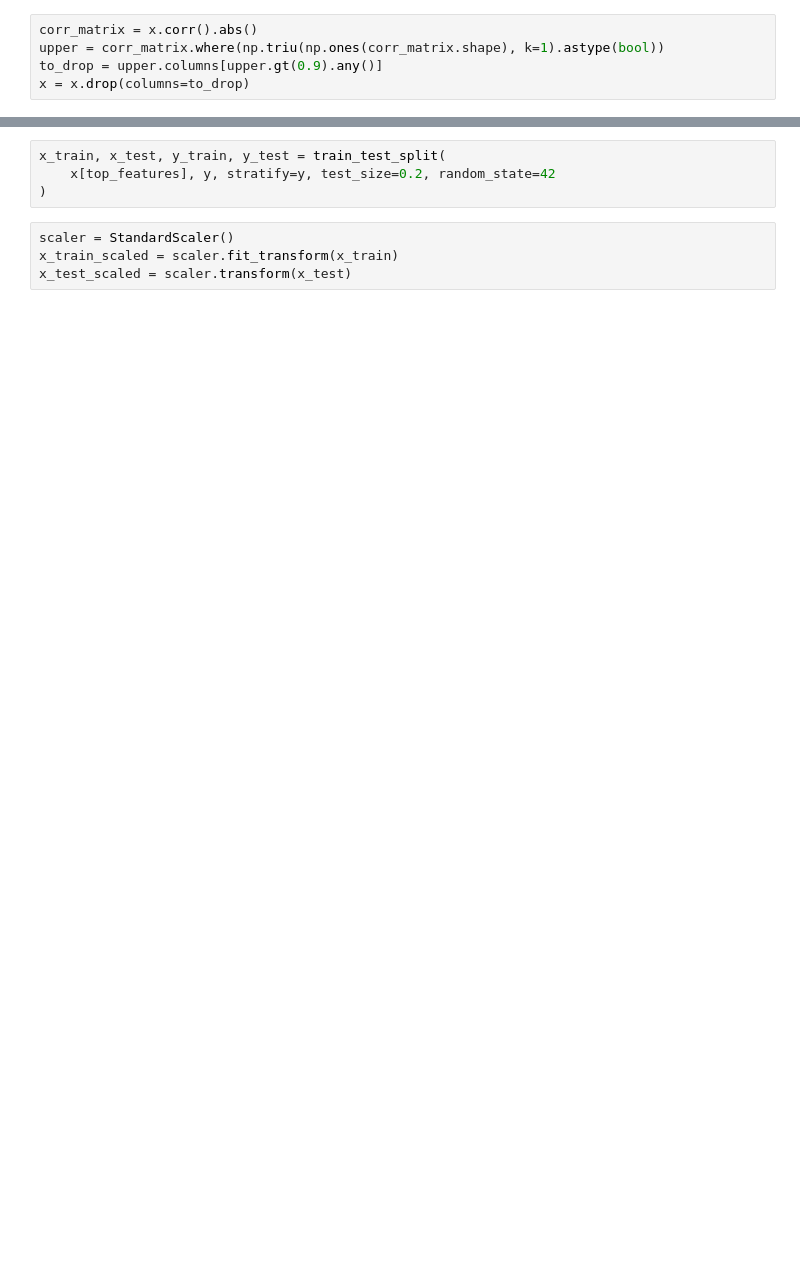
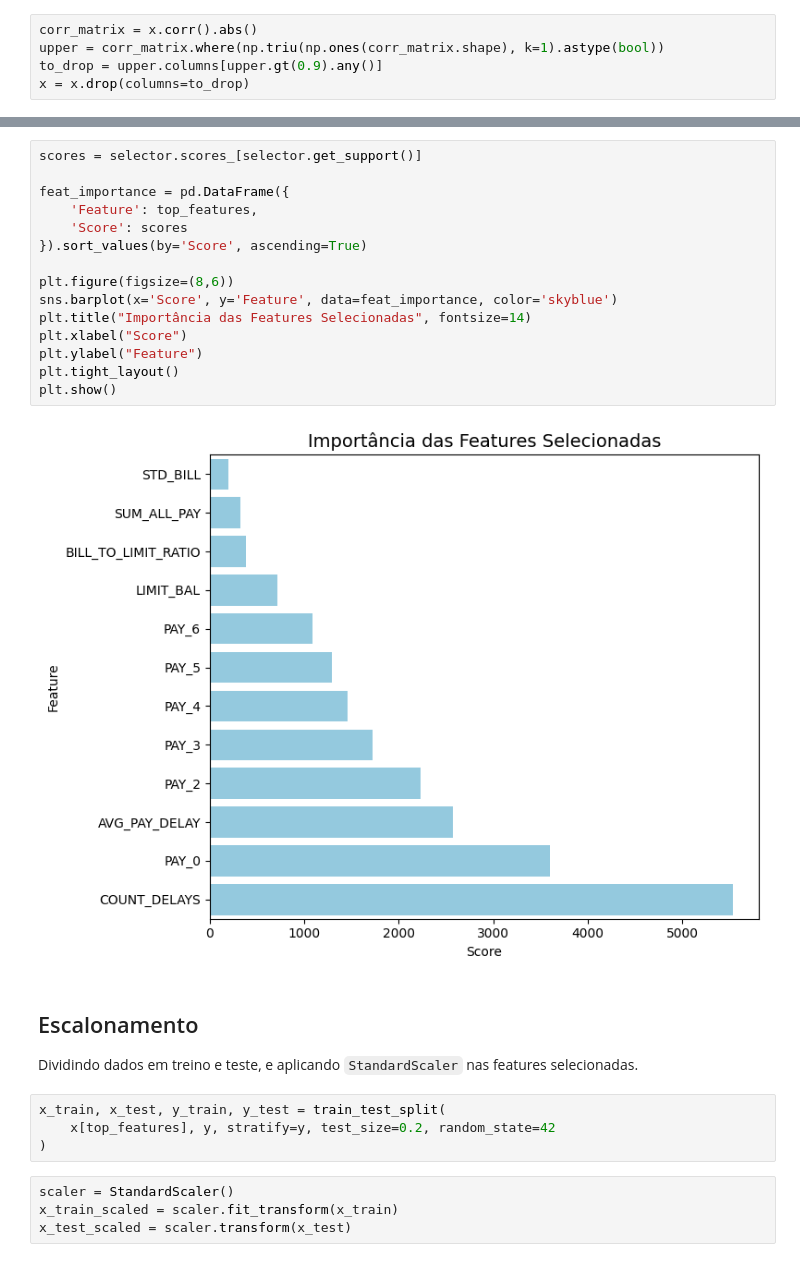
Before and after one commit to MatheusEdu12/analise-credito, a Jupyter notebook: notebooks/02_preprocessamento.ipynb, the cells around one changed output, grey strips where cells are left out. Saved outputs shown, nothing was run; the diff lists cells and outputs as text; blank space fills up the shorter version.

```diff
--- a/notebooks/02_preprocessamento.ipynb
+++ b/notebooks/02_preprocessamento.ipynb
@@ -101,3 +129,23 @@ Top features: ['LIMIT_BAL', 'PAY_0', 'PAY_2', 'PAY_3', 'PAY_4', 'PAY_5', 'PAY_6'
+# %%
+scores = selector.scores_[selector.get_support()]
+
+feat_importance = pd.DataFrame({
+    'Feature': top_features,
+    'Score': scores
+}).sort_values(by='Score', ascending=True)
+
+plt.figure(figsize=(8,6))
+sns.barplot(x='Score', y='Feature', data=feat_importance, color='skyblue')
+plt.title("Importância das Features Selecionadas", fontsize=14)
+plt.xlabel("Score")
+plt.ylabel("Feature")
+plt.tight_layout()
+plt.show()
+# %% [output]
+[figure, added]
+# %% [markdown]
+## Escalonamento
+Dividindo dados em treino e teste, e aplicando `StandardScaler` nas features selecionadas.
 # %%
 x_train, x_test, y_train, y_test = train_test_split(
     x[top_features], y, stratify=y, test_size=0.2, random_state=42
```
Also changed, not shown: parts of 16 cells of this notebook, 11 other files.
